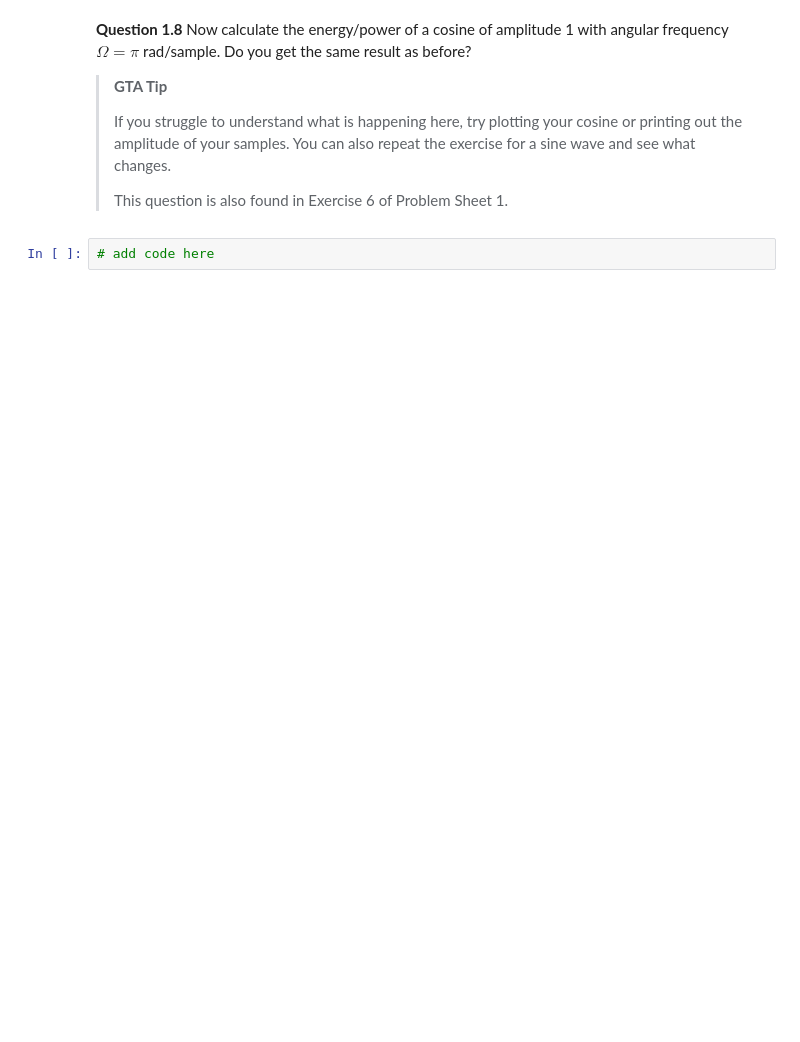
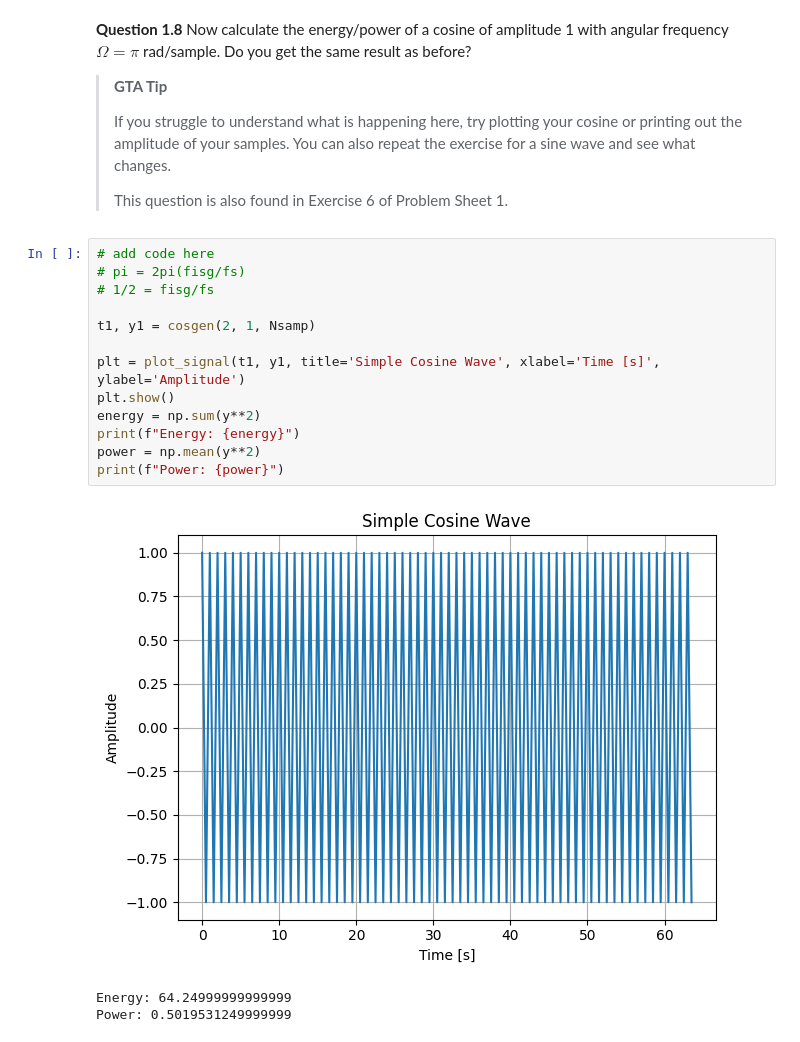
Before and after one commit to RishabhR-06/sap-EE2-SS-LAB, a Jupyter notebook: EX1 - Introduction.ipynb, the cells around one changed output. Cells and saved outputs as stored; diff of their text form; blank space fills up the shorter version.

```diff
--- a/EX1 - Introduction.ipynb
+++ b/EX1 - Introduction.ipynb
@@ -263,3 +284,18 @@ For discrete-time signals with $N$ samples, $x[n]$,
 > This question is also found in Exercise 6 of Problem Sheet 1.
 # %%
 # add code here
+# pi = 2pi(fisg/fs)
+# 1/2 = fisg/fs
+
+t1, y1 = cosgen(2, 1, Nsamp)
+
+plt = plot_signal(t1, y1, title='Simple Cosine Wave', xlabel='Time [s]', ylabel='Amplitude')
+plt.show()
+energy = np.sum(y**2)
+print(f"Energy: {energy}")
+power = np.mean(y**2)
+print(f"Power: {power}")
+# %% [output]
+[figure, added]
+Energy: 64.24999999999999
+Power: 0.5019531249999999
```
Also changed, not shown: parts of 3 cells of this notebook.
